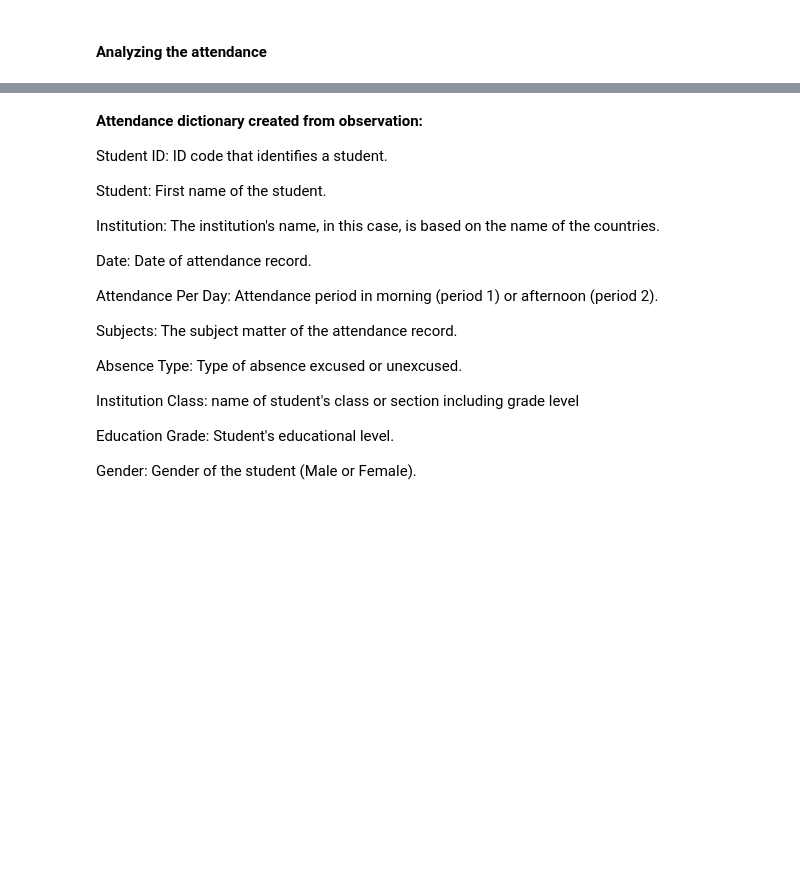
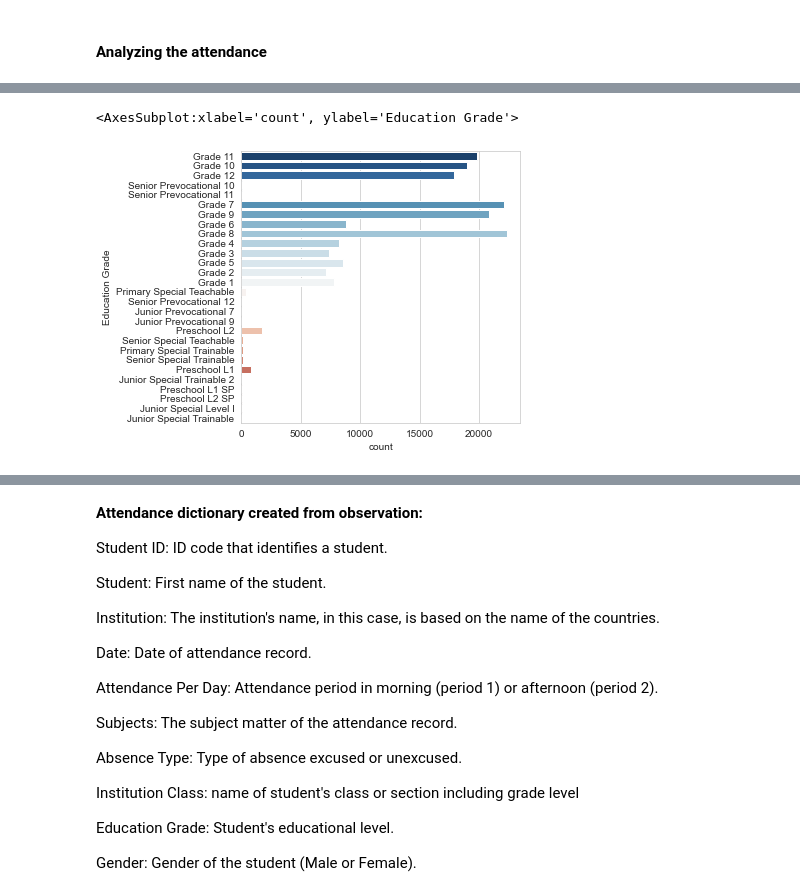
Before and after one commit to maurottito/school_attendance_metrics, a Jupyter notebook: analisis_exploratorio.ipynb, the cells around one changed output, grey strips where cells are left out. Cells and saved outputs as stored; diff of their text form; code cells hidden in the pictures; blank space fills up the shorter version.

```diff
--- a/analisis_exploratorio.ipynb
+++ b/analisis_exploratorio.ipynb
@@ -146,0 +192,7 @@ df_attendance['Gender'].value_counts()
+# %%
+# Education Grade
+sns.set_style('whitegrid')
+sns.countplot(y='Education Grade',data=df_attendance,palette='RdBu_r')
+# %% [output]
+<AxesSubplot:xlabel='count', ylabel='Education Grade'>
+[figure, added]
```
Also changed, not shown: parts of 15 cells of this notebook, 1 other file.
